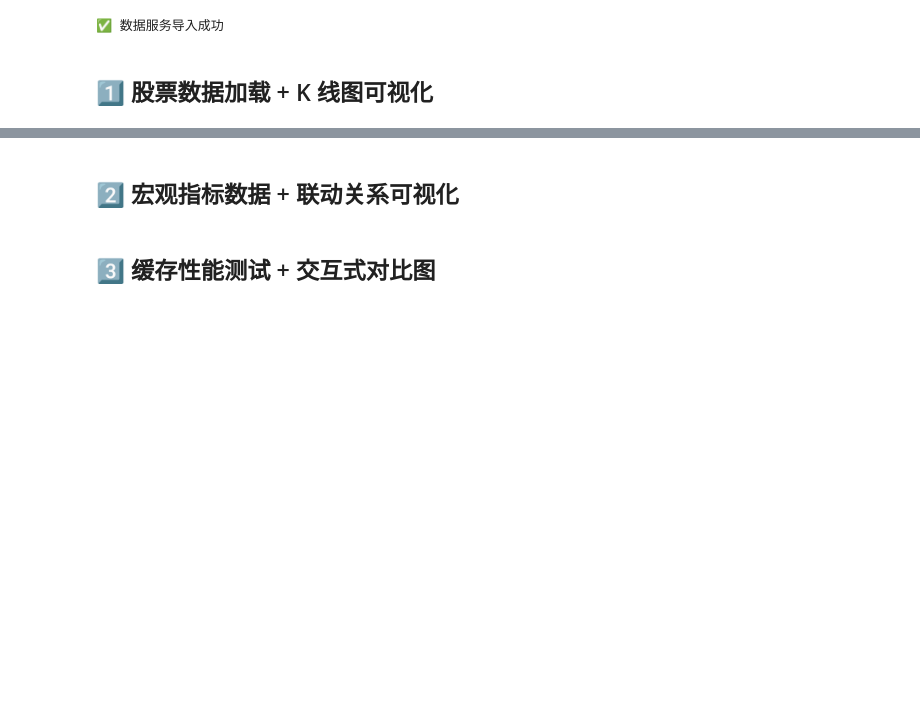
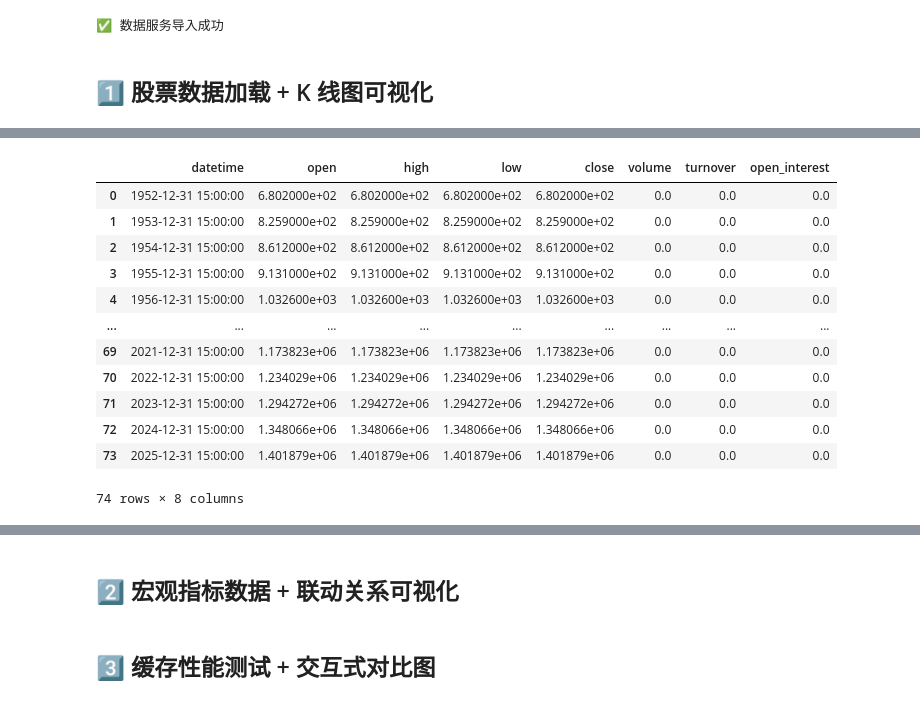
Before and after one commit to u588/app, a Jupyter notebook: AiStock/notebooks/02_数据加载测试.ipynb, the cells around one changed output, grey strips where cells are left out. Drawn from its saved outputs; the diff is of its cells as text; code cells hidden in the pictures; blank space fills up the shorter version.

```diff
--- a/AiStock/notebooks/02_数据加载测试.ipynb
+++ b/AiStock/notebooks/02_数据加载测试.ipynb
@@ -67,16 +63,7 @@ print("✅ 数据服务导入成功")
 ## 1️⃣ 股票数据加载 + K 线图可视化
 # %%
 config = ConfigService(system_name='dynamic_price')
-
-# 数据库配置
-db_config = {
-    'index_db': config.config['database']['index_db'],
-    'stock_db': config.config['database']['stock_db'],
-    'stock_base_db': config.config['database']['stock_base_db'],
-    'stock_fs_db': config.config['database']['stock_fs_db'],
-    'index_pe_db': config.config['database']['index_pe_db'],
-}
-db_reader = DatabaseReader(db_config)
+db_reader = DatabaseReader(config.config.get('database').get('DATABASE_ENGINES'), config.config.get('database').get('DB_POOL_CONFIG'))
 
 # TDX 配置（可选）
 tdx_config = config.config.get('tdx', {})
@@ -91,0 +127,16 @@ loader = DataLoadingService(
+# %%
+loader.load_macro_data(code='1_GDP', days=120)
+# %% [output]
+|  | datetime | open | high | low | close | volume | turnover | open_interest |
+| 0 | 1952-12-31 15:00:00 | 6.802000e+02 | 6.802000e+02 | 6.802000e+02 | 6.802000e+02 | 0.0 | 0.0 | 0.0 |
+| 1 | 1953-12-31 15:00:00 | 8.259000e+02 | 8.259000e+02 | 8.259000e+02 | 8.259000e+02 | 0.0 | 0.0 | 0.0 |
+| 2 | 1954-12-31 15:00:00 | 8.612000e+02 | 8.612000e+02 | 8.612000e+02 | 8.612000e+02 | 0.0 | 0.0 | 0.0 |
+| 3 | 1955-12-31 15:00:00 | 9.131000e+02 | 9.131000e+02 | 9.131000e+02 | 9.131000e+02 | 0.0 | 0.0 | 0.0 |
+| 4 | 1956-12-31 15:00:00 | 1.032600e+03 | 1.032600e+03 | 1.032600e+03 | 1.032600e+03 | 0.0 | 0.0 | 0.0 |
+| ... | ... | ... | ... | ... | ... | ... | ... | ... |
+| 69 | 2021-12-31 15:00:00 | 1.173823e+06 | 1.173823e+06 | 1.173823e+06 | 1.173823e+06 | 0.0 | 0.0 | 0.0 |
+| 70 | 2022-12-31 15:00:00 | 1.234029e+06 | 1.234029e+06 | 1.234029e+06 | 1.234029e+06 | 0.0 | 0.0 | 0.0 |
+| 71 | 2023-12-31 15:00:00 | 1.294272e+06 | 1.294272e+06 | 1.294272e+06 | 1.294272e+06 | 0.0 | 0.0 | 0.0 |
+| 72 | 2024-12-31 15:00:00 | 1.348066e+06 | 1.348066e+06 | 1.348066e+06 | 1.348066e+06 | 0.0 | 0.0 | 0.0 |
+| 73 | 2025-12-31 15:00:00 | 1.401879e+06 | 1.401879e+06 | 1.401879e+06 | 1.401879e+06 | 0.0 | 0.0 | 0.0 |
+74 rows × 8 columns
```
Also changed, not shown: parts of 12 cells of this notebook.
